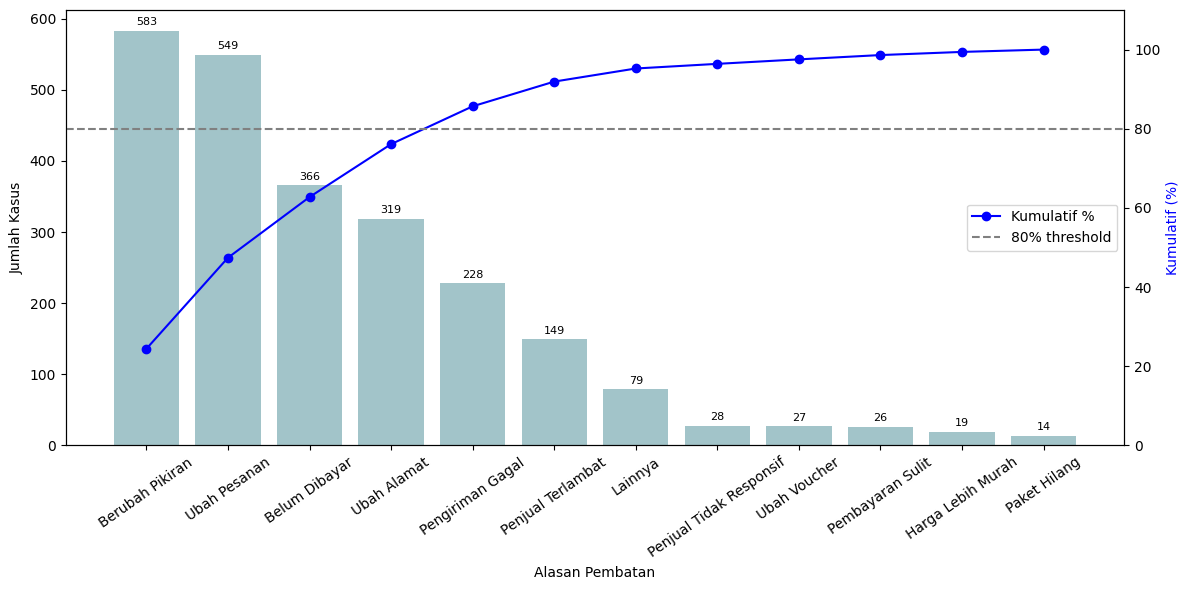
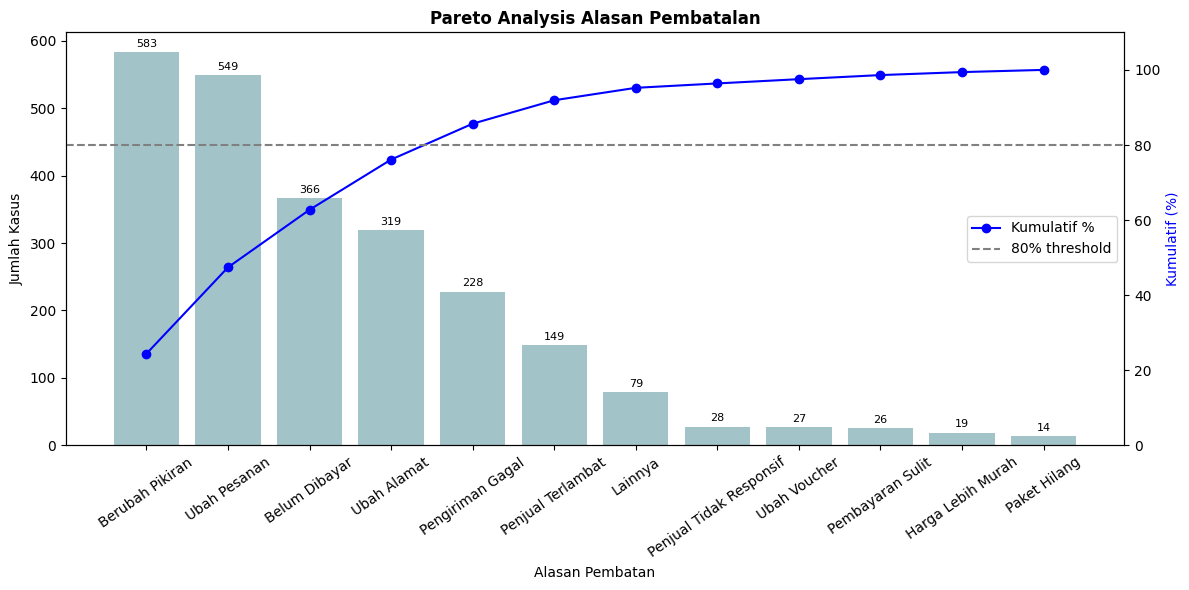
The change to this notebook cell's code, shown as a diff; its figure went from the first image to the second:
--- before
+++ after
@@ -7,4 +7,5 @@
 bars = plt.bar(reasons_count.index, reasons_count.values, color='#A2C4C9')
 ax1.tick_params(axis='x', rotation=35)
+ax1.set_title('Pareto Analysis Alasan Pembatalan', fontweight='bold')
 ax1.set_xlabel('Alasan Pembatan')
 ax1.set_ylabel('Jumlah Kasus')
@@ -25,3 +26,4 @@
 
 plt.tight_layout()
+plt.savefig('Alasan_pembatalan.png', dpi=400)
 plt.show()

Commit: add tittle